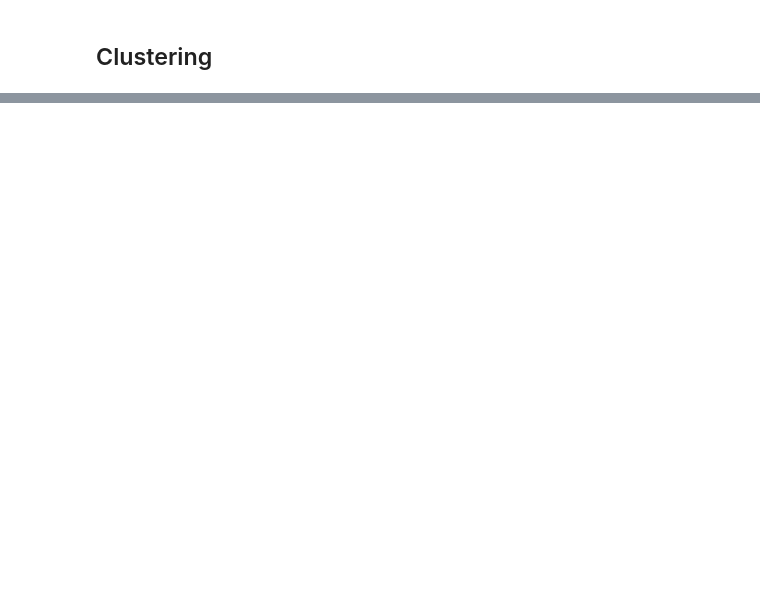
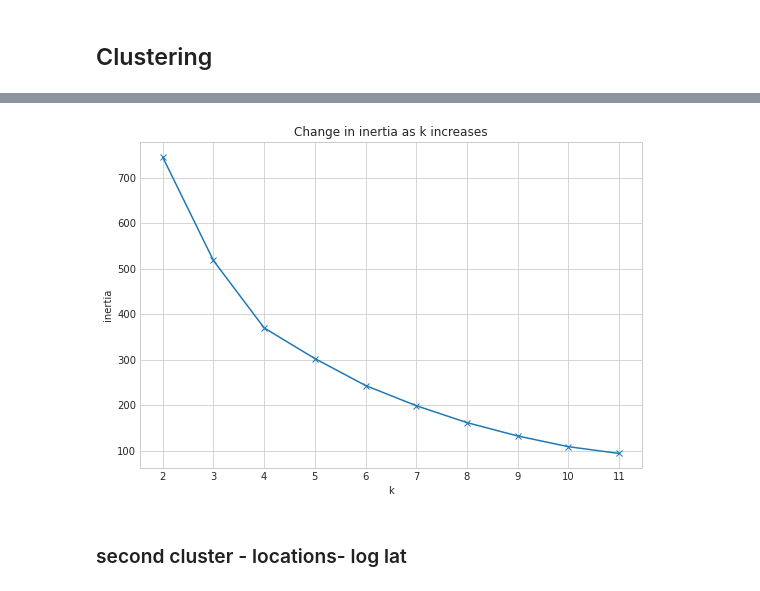
Before and after one commit to GladyBarrios/Zillow_clustering_Project, a Jupyter notebook: explore_and_model_zillow.ipynb, the cells around one changed output, grey strips where cells are left out. Saved outputs shown, nothing was run; the diff lists cells and outputs as text; code cells hidden in the pictures; blank space fills up the shorter version.

```diff
--- a/explore_and_model_zillow.ipynb
+++ b/explore_and_model_zillow.ipynb
@@ -196,0 +183,22 @@ train.head()
+# %%
+#Import dependencies
+from sklearn.preprocessing import MinMaxScaler
+
+#Define function to scale all data based on the train subset
+def scale_data(train, validate, test):
+
+    scale_columns = ['bedroomcnt', 'bathroomcnt', 'lotsizesquarefeet','longitude','latitude' ]
+
+    train_scaled = train.copy()
+    validate_scaled = validate.copy()
+    test_scaled = test.copy()
+
+    mms = MinMaxScaler()
+
+    mms.fit(train[scale_columns])
+
+    train_scaled[scale_columns] = mms.transform(train[scale_columns])
+    validate_scaled[scale_columns] = mms.transform(validate[scale_columns])
+    test_scaled[scale_columns] = mms.transform(test[scale_columns])
+
+    return train_scaled, validate_scaled, test_scaled
@@ -196,0 +225,3 @@ train.head()
+# %%
+#Test my function
+train_s, valid_s, test_s = scale_data(train, validate, test)
@@ -204,0 +242,3 @@ third custer - year built and sqft
+# %%
+X = train_s[['bathroomcnt', 'bedroomcnt','lotsizesquarefeet']]
+X.head()
@@ -204,0 +252,6 @@ third custer - year built and sqft
+# %%
+kmeans1 = KMeans(n_clusters=4)
+kmeans1.fit(X)
+
+clusters = kmeans1.predict(X)
+clusters
@@ -204,0 +270,12 @@ third custer - year built and sqft
+# %%
+with plt.style.context('seaborn-whitegrid'):
+    plt.figure(figsize=(9, 6))
+    pd.Series({k: KMeans(k).fit(X).inertia_ for k in range(2, 12)}).plot(marker='x')
+    plt.xticks(range(2, 12))
+    plt.xlabel('k')
+    plt.ylabel('inertia')
+    plt.title('Change in inertia as k increases')
+# %% [output]
+[figure, added]
+# %% [markdown]
+### second cluster - locations- log lat
```
Also changed, not shown: parts of 58 cells of this notebook.
